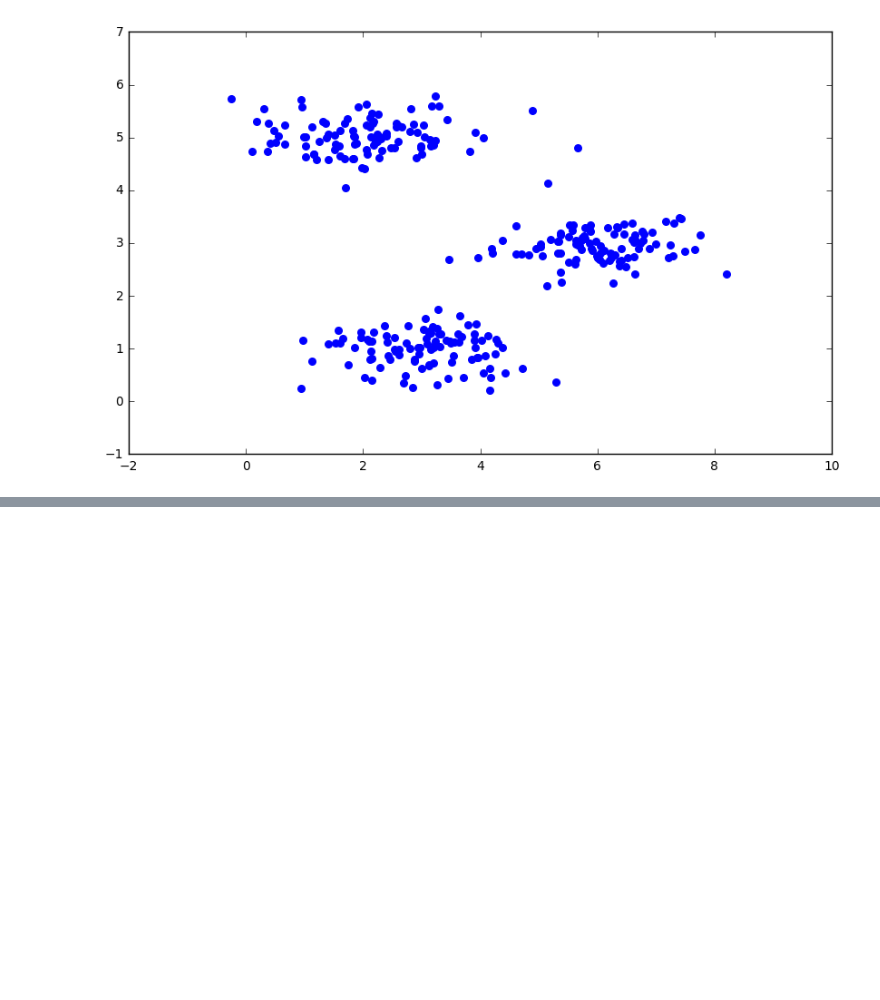
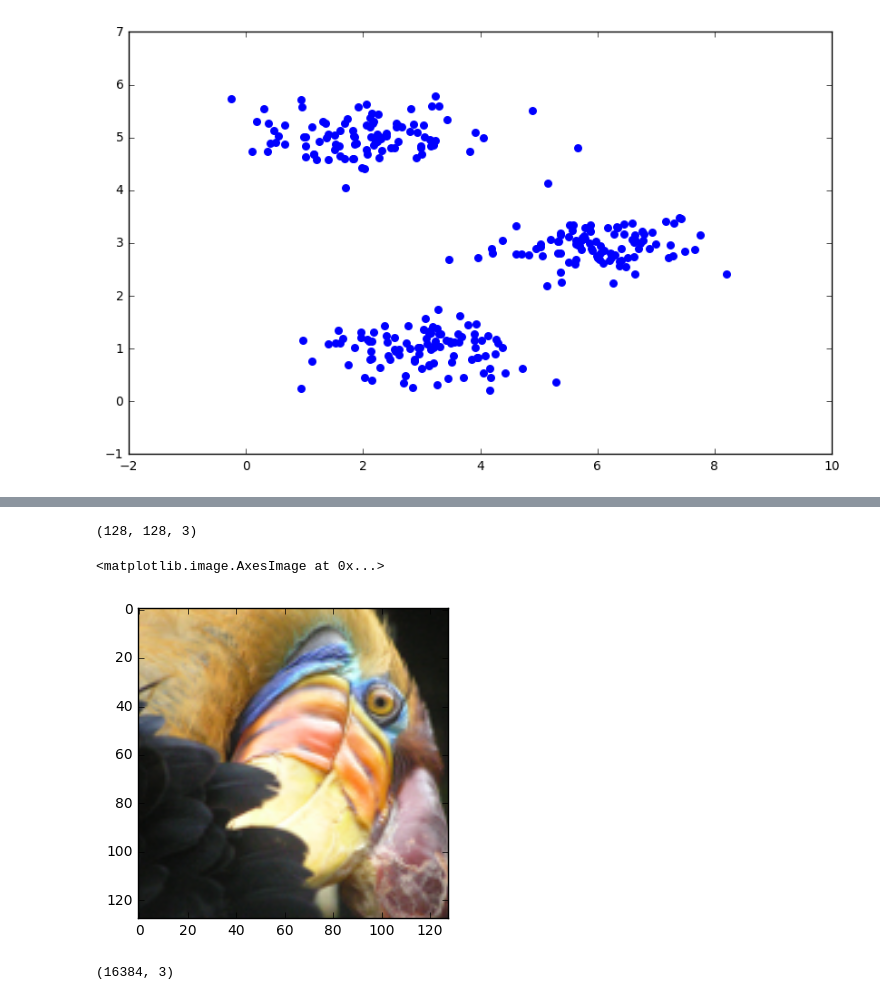
Before and after one commit to eduardbonada/ML-AndrewNg, a Jupyter notebook: ex7. kmeans - pca/K-means.ipynb, the cells around one changed output, grey strips where cells are left out. Drawn from its saved outputs; the diff is of its cells as text; code cells hidden in the pictures; blank space fills up the shorter version.

```diff
--- a/ex7. kmeans - pca/K-means.ipynb
+++ b/ex7. kmeans - pca/K-means.ipynb
@@ -154,0 +169,23 @@ ax.legend()
+# %%
+# load image data
+original_image = loadmat('bird_small.mat')['A']
+original_image.shape
+# %% [output]
+(128, 128, 3)
+# %%
+# visualize the original image
+plt.imshow(original_image)
+# %% [output]
+<matplotlib.image.AxesImage at 0x...>
+[figure, added]
+# %%
+# normalize value ranges (easier clustering: i did some tests without normalizing and the compressed colors
+# did not make sense at all... not clear the reason, but maybe because the algorithm needs a larger number
+# of iterations when not normalizing?)
+original_image = original_image / 255.
+
+# reshape the matrix with the image data into a 1D array
+X = np.reshape(original_image, (original_image.shape[0] * original_image.shape[1], original_image.shape[2]))
+X.shape
+# %% [output]
+(16384, 3)
```
Also changed, not shown: parts of 14 cells of this notebook, 2 other files.
